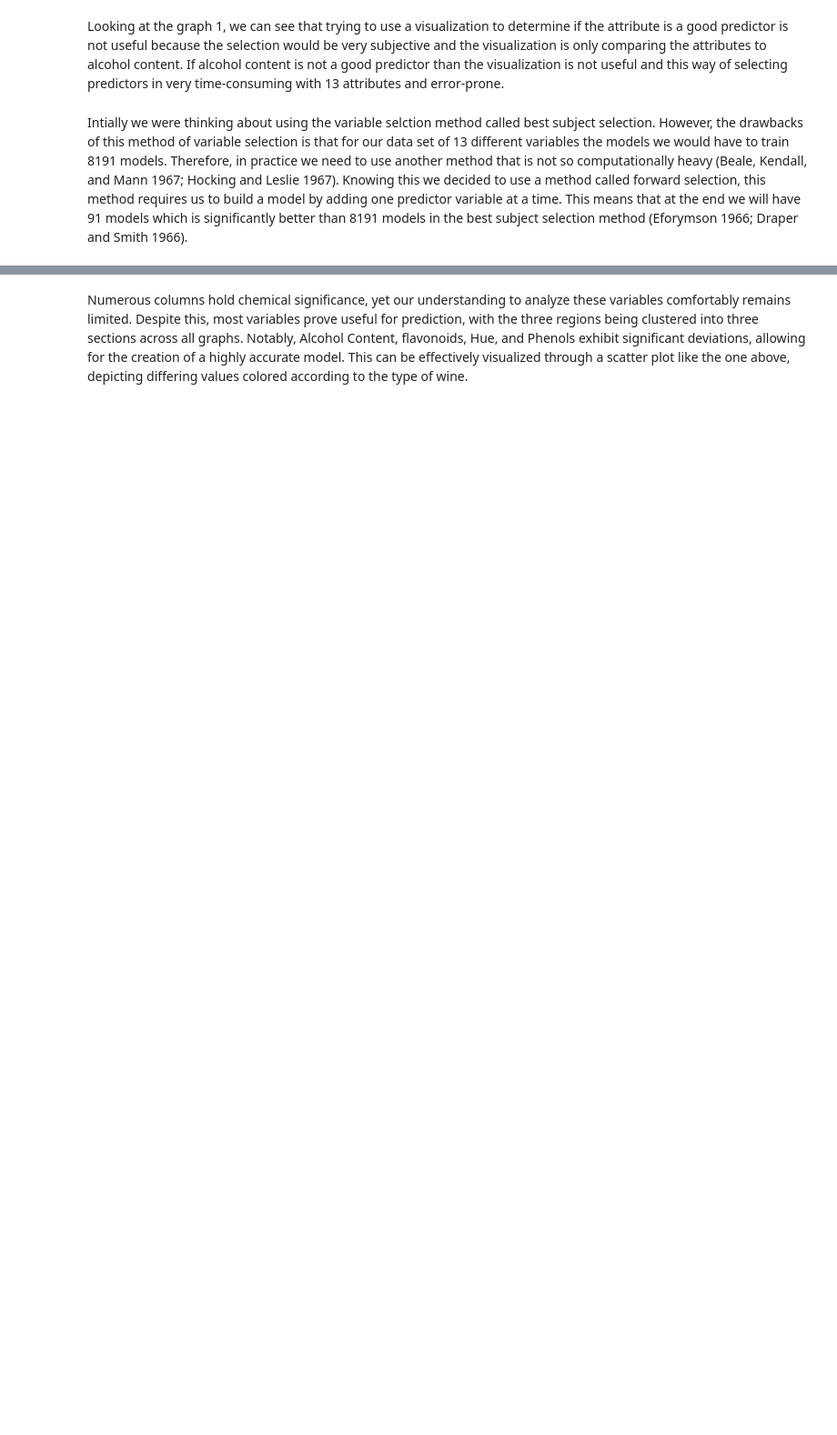
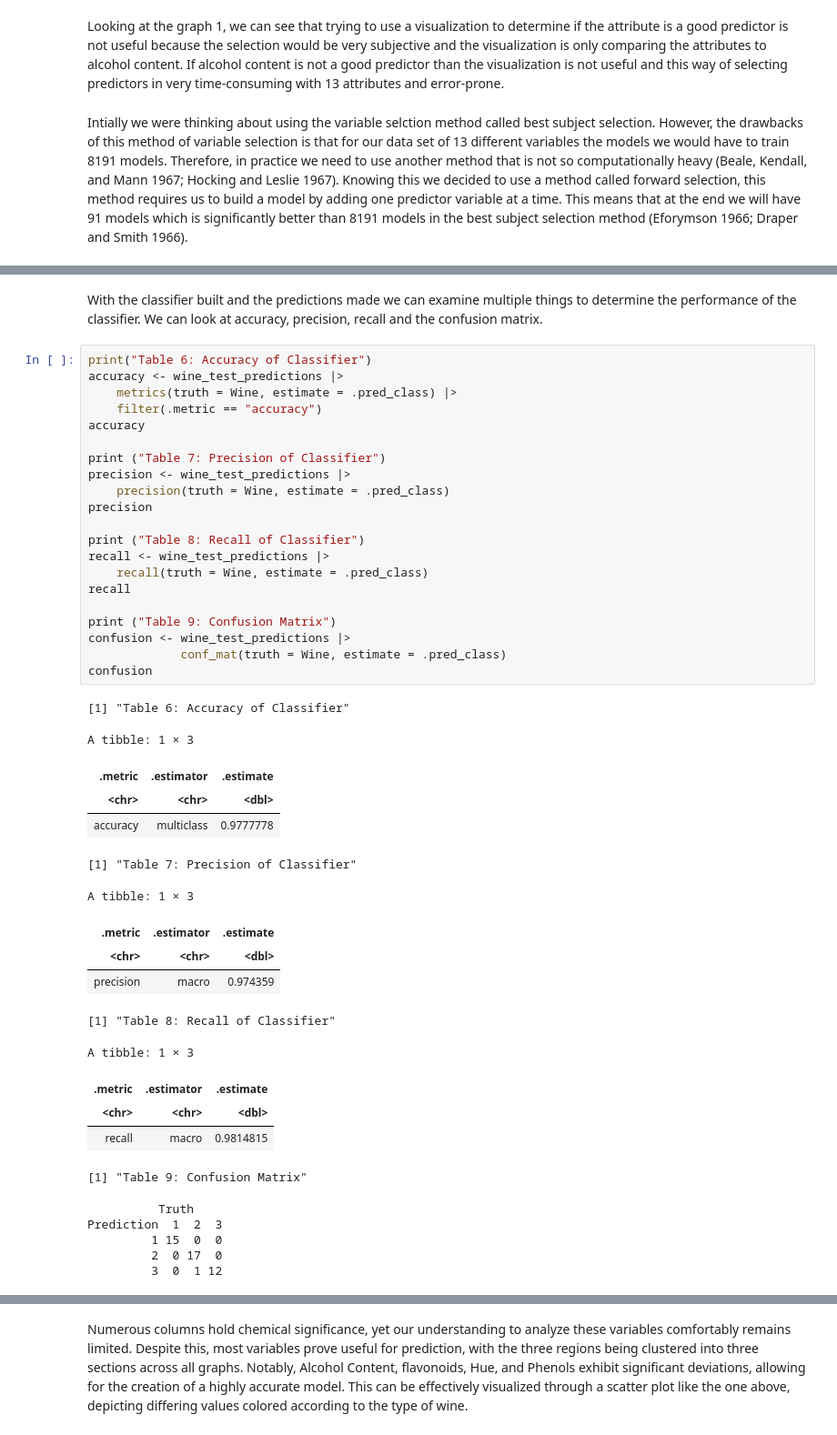
Before and after one commit to HeatherAu/wine_group_project, a Jupyter notebook: group-project.ipynb, the cells around one changed output, grey strips where cells are left out. Shown at 91% size. Drawn from its saved outputs; the diff is of its cells as text; blank space fills up the shorter version.

```diff
--- a/group-project.ipynb
+++ b/group-project.ipynb
@@ -290 +328,46 @@ According to Graph 2, the nearest neighbors we should be using for our classifie
+# %% [markdown]
+With the classifier built and the predictions made we can examine multiple things to determine the performance of the classifier. We can look at accuracy, precision, recall and the confusion matrix.
+# %%
+print("Table 6: Accuracy of Classifier")
+accuracy <- wine_test_predictions |>
+    metrics(truth = Wine, estimate = .pred_class) |>
+    filter(.metric == "accuracy")
+accuracy
+
+print ("Table 7: Precision of Classifier")
+precision <- wine_test_predictions |>
+    precision(truth = Wine, estimate = .pred_class)
+precision
+
+print ("Table 8: Recall of Classifier")
+recall <- wine_test_predictions |>
+    recall(truth = Wine, estimate = .pred_class)
+recall
+
+print ("Table 9: Confusion Matrix")
+confusion <- wine_test_predictions |>
+             conf_mat(truth = Wine, estimate = .pred_class)
+confusion
+# %% [output]
+[1] "Table 6: Accuracy of Classifier"
+A tibble: 1 × 3
+| .metric | .estimator | .estimate |
+| <chr> | <chr> | <dbl> |
+| accuracy | multiclass | 0.9777778 |
+[1] "Table 7: Precision of Classifier"
+A tibble: 1 × 3
+| .metric | .estimator | .estimate |
+| <chr> | <chr> | <dbl> |
+| precision | macro | 0.974359 |
+[1] "Table 8: Recall of Classifier"
+A tibble: 1 × 3
+| .metric | .estimator | .estimate |
+| <chr> | <chr> | <dbl> |
+| recall | macro | 0.9814815 |
+[1] "Table 9: Confusion Matrix"
+          Truth
+Prediction  1  2  3
+         1 15  0  0
+         2  0 17  0
+         3  0  1 12
 # %% [markdown]
```
Also changed, not shown: parts of 14 cells of this notebook, 1 other file.
